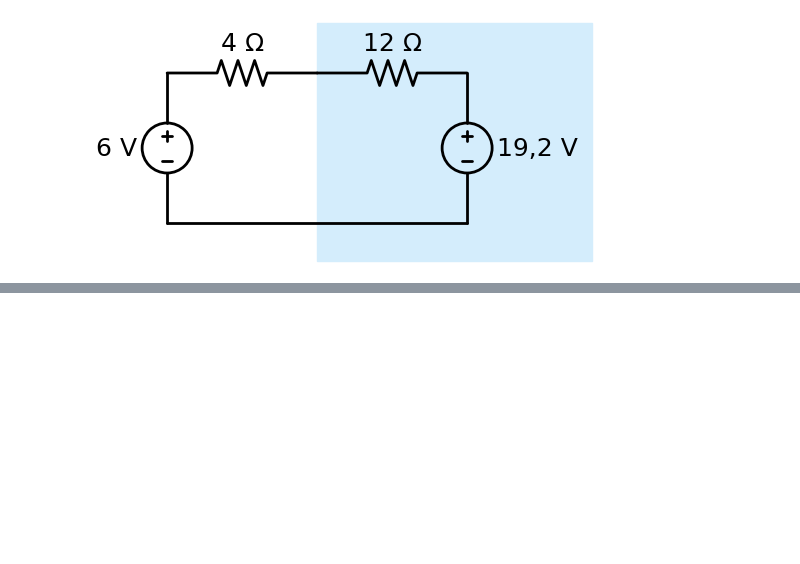
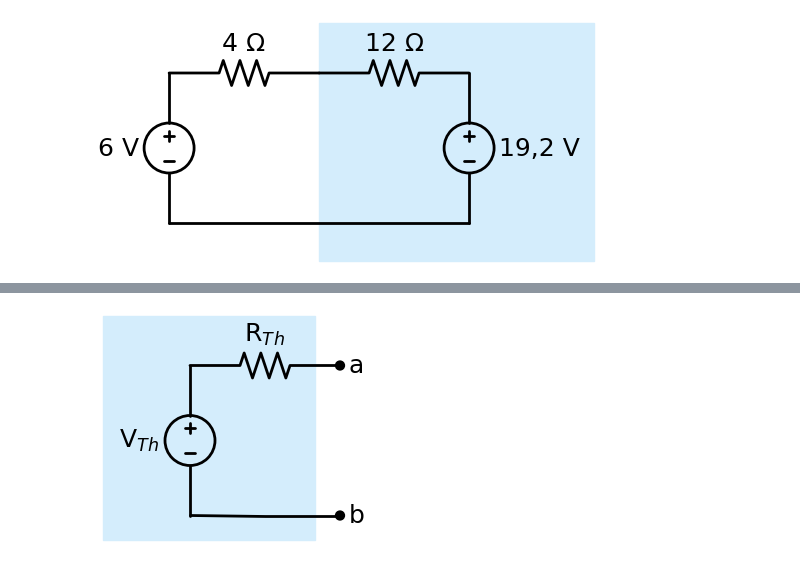
Before and after one commit to nicolashdx/figuras_circuitos1, a Jupyter notebook: FIGURAS/AULA 8/aula8.ipynb, the cells around one changed output, grey strips where cells are left out. Saved outputs shown, nothing was run; the diff lists cells and outputs as text; code cells hidden in the pictures; blank space fills up the shorter version.

```diff
--- a/FIGURAS/AULA 8/aula8.ipynb
+++ b/FIGURAS/AULA 8/aula8.ipynb
@@ -492,0 +544,18 @@ with schemdraw.Drawing() as d:
+# %%
+with schemdraw.Drawing() as d:
+    d.config(unit=3, fontsize=18)
+
+    v1 = elm.SourceV().label('V$_T$$_h$', loc='top')
+
+    r2 = elm.Resistor().right().label('R$_T$$_h$', loc='top')
+
+    d3 = elm.Dot().label('a', loc='right')
+    l2 = elm.Line().down().color((0, 0, 0, 0))
+    d4 = elm.Dot().label('b', loc='right')
+
+    l3 = elm.Line().tox(v1.start)
+
+    rect1 = elm.Rect(corner1=(v1.end[0]-1.75, v1.end[1]+1), corner2=(l3.start[0]-.5, l3.start[1]-.5), fill='#d4edfc', lw=0).theta(0)
+    #d.save(next_name("./"), dpi=600, transparent=True)
+# %% [output]
+[figure, added]
```
Also changed, not shown: parts of 25 cells of this notebook.
